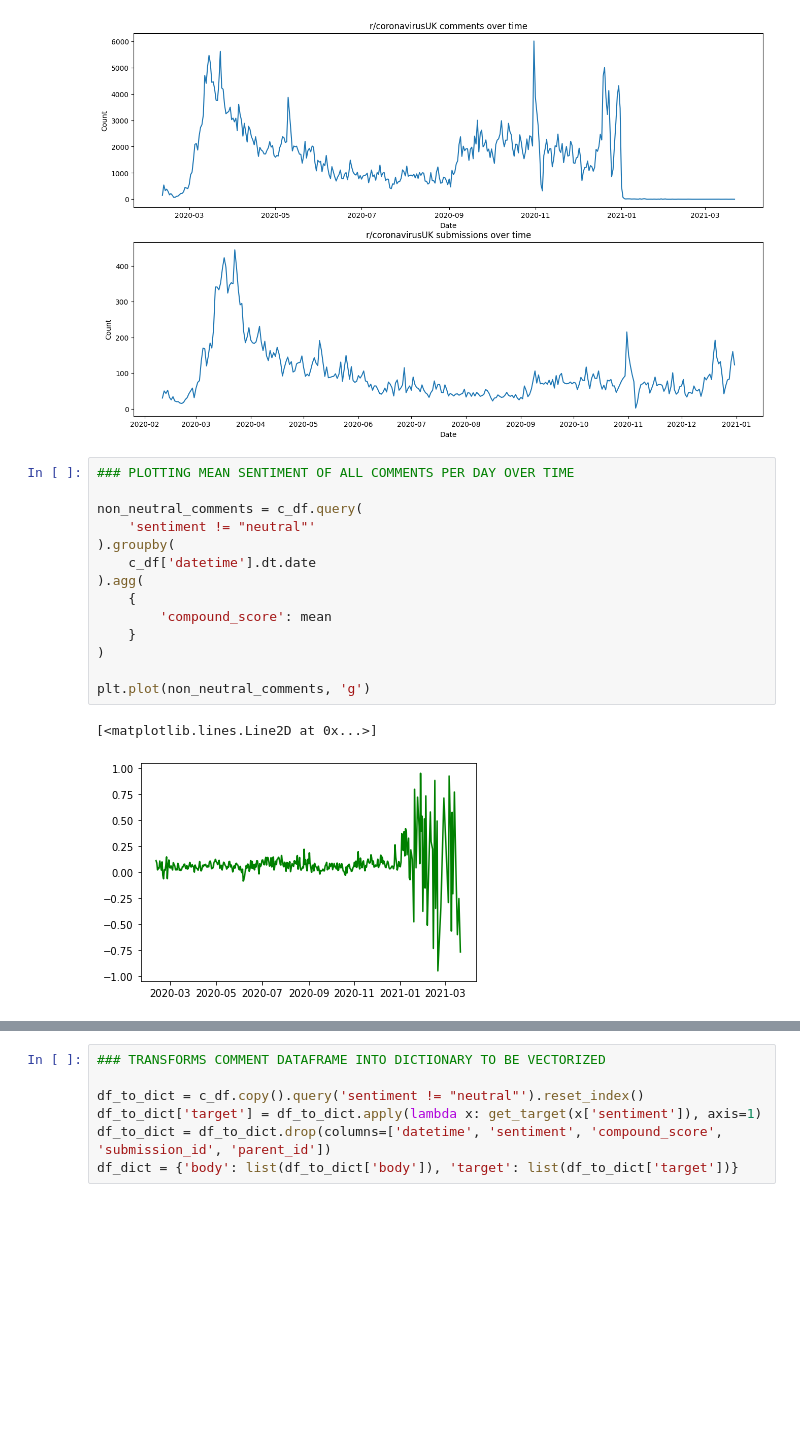
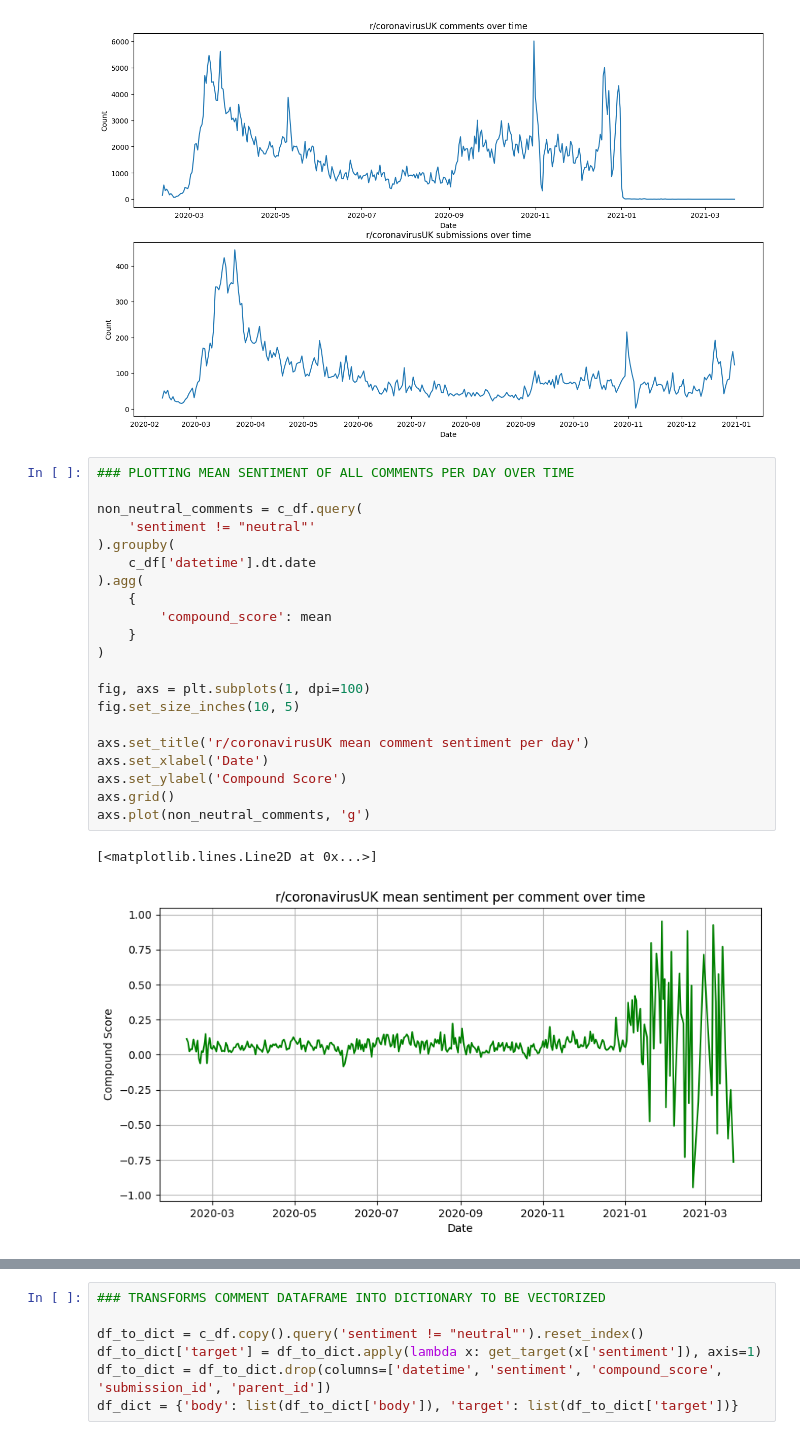
Before and after one commit to ollyjc99/COVID-19-Sentiment-and-Compliance-Analyzer, a Jupyter notebook: DataAnalysis.ipynb, the cells around one changed output, grey strips where cells are left out. Drawn from its saved outputs; the diff is of its cells as text; blank space fills up the shorter version.

```diff
--- a/DataAnalysis.ipynb
+++ b/DataAnalysis.ipynb
@@ -73,20 +58,27 @@ ax2.plot(submissions.index, submissions.values)
 # %%
 ### PLOTTING MEAN SENTIMENT OF ALL COMMENTS PER DAY OVER TIME
 
 non_neutral_comments = c_df.query(
     'sentiment != "neutral"'
 ).groupby(
     c_df['datetime'].dt.date
 ).agg(
     {
         'compound_score': mean
     }
 )
 
-plt.plot(non_neutral_comments, 'g')
+fig, axs = plt.subplots(1, dpi=100)
+fig.set_size_inches(10, 5)
+
+axs.set_title('r/coronavirusUK mean comment sentiment per day')
+axs.set_xlabel('Date')
+axs.set_ylabel('Compound Score')
+axs.grid()
+axs.plot(non_neutral_comments, 'g')
 # %% [output]
 [<matplotlib.lines.Line2D at 0x...>]
-[figure, old version]
+[figure, new version]
 # %%
 ### PLOTTING NON-NEUTRAL COMMENTS BY SUBMISSION ON r/coronavirusUK OVER TIME')
 
```
Also changed, not shown: parts of 4 cells of this notebook.
